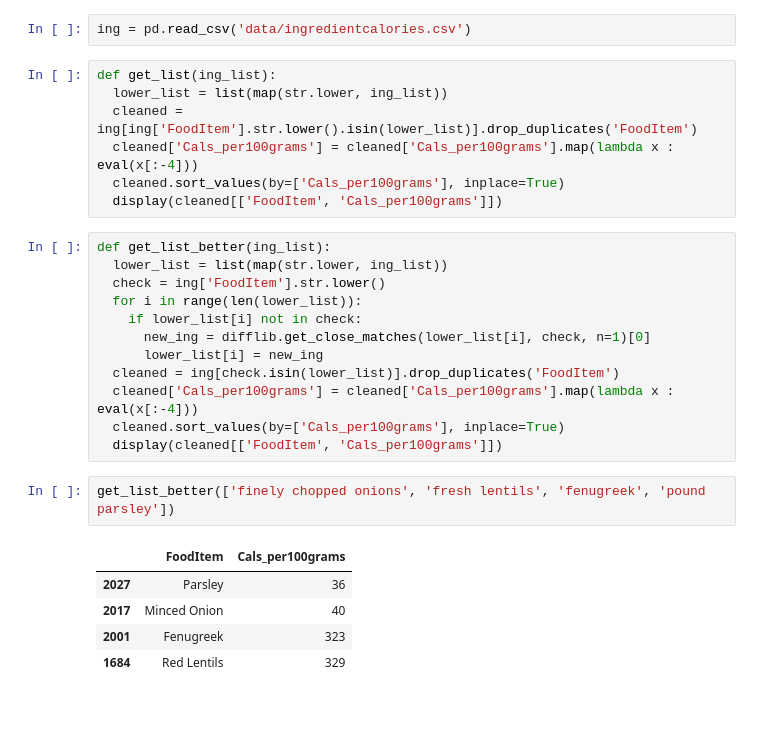
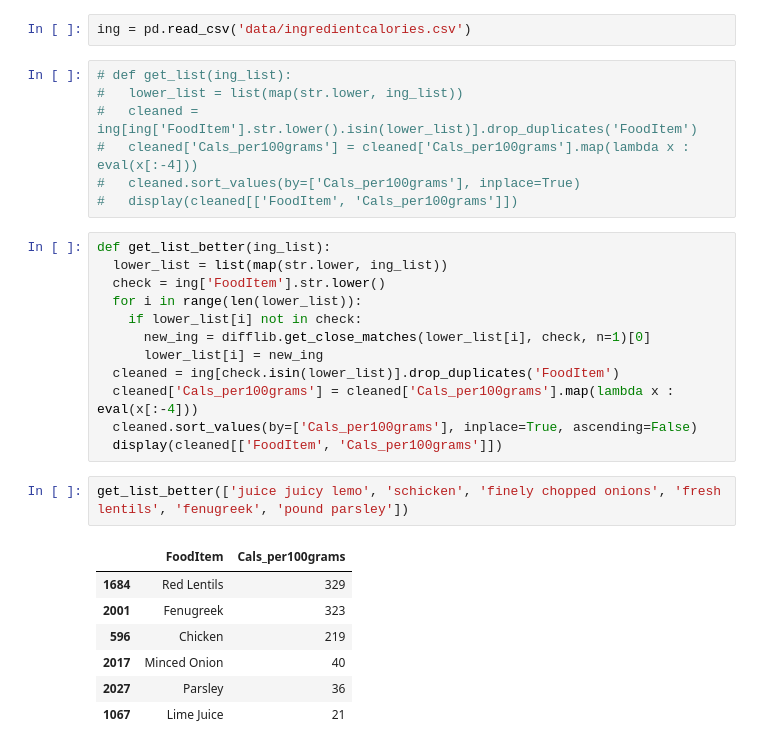
Before and after one commit to Brandonnl/Calorie-Estimator, a Jupyter notebook: ingredienttocals.ipynb, the cells around one changed output. Cells and saved outputs as stored; diff of their text form; blank space fills up the shorter version.

```diff
--- a/ingredienttocals.ipynb
+++ b/ingredienttocals.ipynb
@@ -4,12 +4,12 @@ import difflib
 # %%
 ing = pd.read_csv('data/ingredientcalories.csv')
 # %%
-def get_list(ing_list):
-  lower_list = list(map(str.lower, ing_list))
-  cleaned = ing[ing['FoodItem'].str.lower().isin(lower_list)].drop_duplicates('FoodItem')
-  cleaned['Cals_per100grams'] = cleaned['Cals_per100grams'].map(lambda x : eval(x[:-4]))
-  cleaned.sort_values(by=['Cals_per100grams'], inplace=True)
-  display(cleaned[['FoodItem', 'Cals_per100grams']])
+# def get_list(ing_list):
+#   lower_list = list(map(str.lower, ing_list))
+#   cleaned = ing[ing['FoodItem'].str.lower().isin(lower_list)].drop_duplicates('FoodItem')
+#   cleaned['Cals_per100grams'] = cleaned['Cals_per100grams'].map(lambda x : eval(x[:-4]))
+#   cleaned.sort_values(by=['Cals_per100grams'], inplace=True)
+#   display(cleaned[['FoodItem', 'Cals_per100grams']])
 # %%
 def get_list_better(ing_list):
   lower_list = list(map(str.lower, ing_list))
@@ -20,13 +20,15 @@ def get_list_better(ing_list):
       lower_list[i] = new_ing
   cleaned = ing[check.isin(lower_list)].drop_duplicates('FoodItem')
   cleaned['Cals_per100grams'] = cleaned['Cals_per100grams'].map(lambda x : eval(x[:-4]))
-  cleaned.sort_values(by=['Cals_per100grams'], inplace=True)
+  cleaned.sort_values(by=['Cals_per100grams'], inplace=True, ascending=False)
   display(cleaned[['FoodItem', 'Cals_per100grams']])
 # %%
-get_list_better(['finely chopped onions', 'fresh lentils', 'fenugreek', 'pound parsley'])
+get_list_better(['juice juicy lemo', 'schicken', 'finely chopped onions', 'fresh lentils', 'fenugreek', 'pound parsley'])
 # %% [output]
 |  | FoodItem | Cals_per100grams |
+| 1684 | Red Lentils | 329 |
+| 2001 | Fenugreek | 323 |
+| 596 | Chicken | 219 |
+| 2017 | Minced Onion | 40 |
 | 2027 | Parsley | 36 |
-| 2017 | Minced Onion | 40 |
-| 2001 | Fenugreek | 323 |
-| 1684 | Red Lentils | 329 |
+| 1067 | Lime Juice | 21 |
```
Also changed, not shown: 6 other files.
